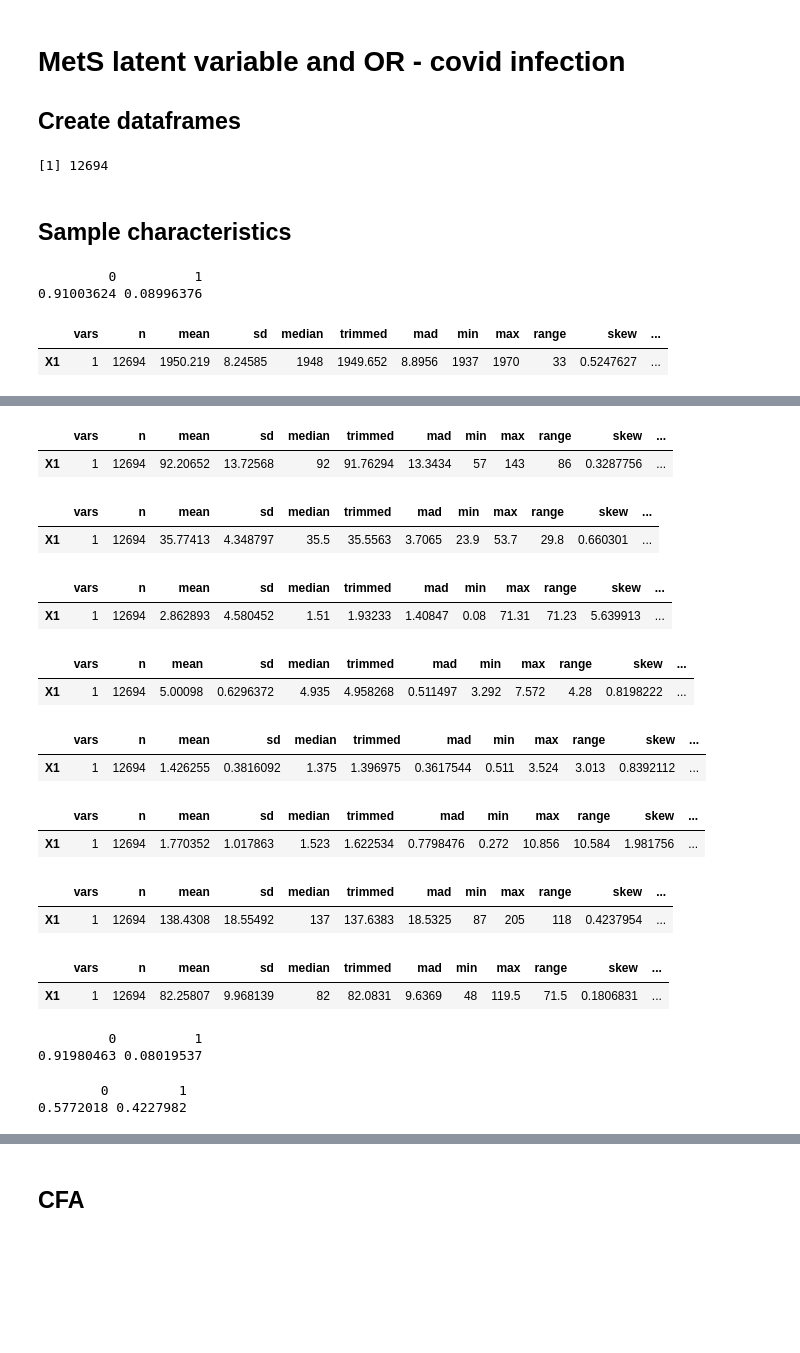
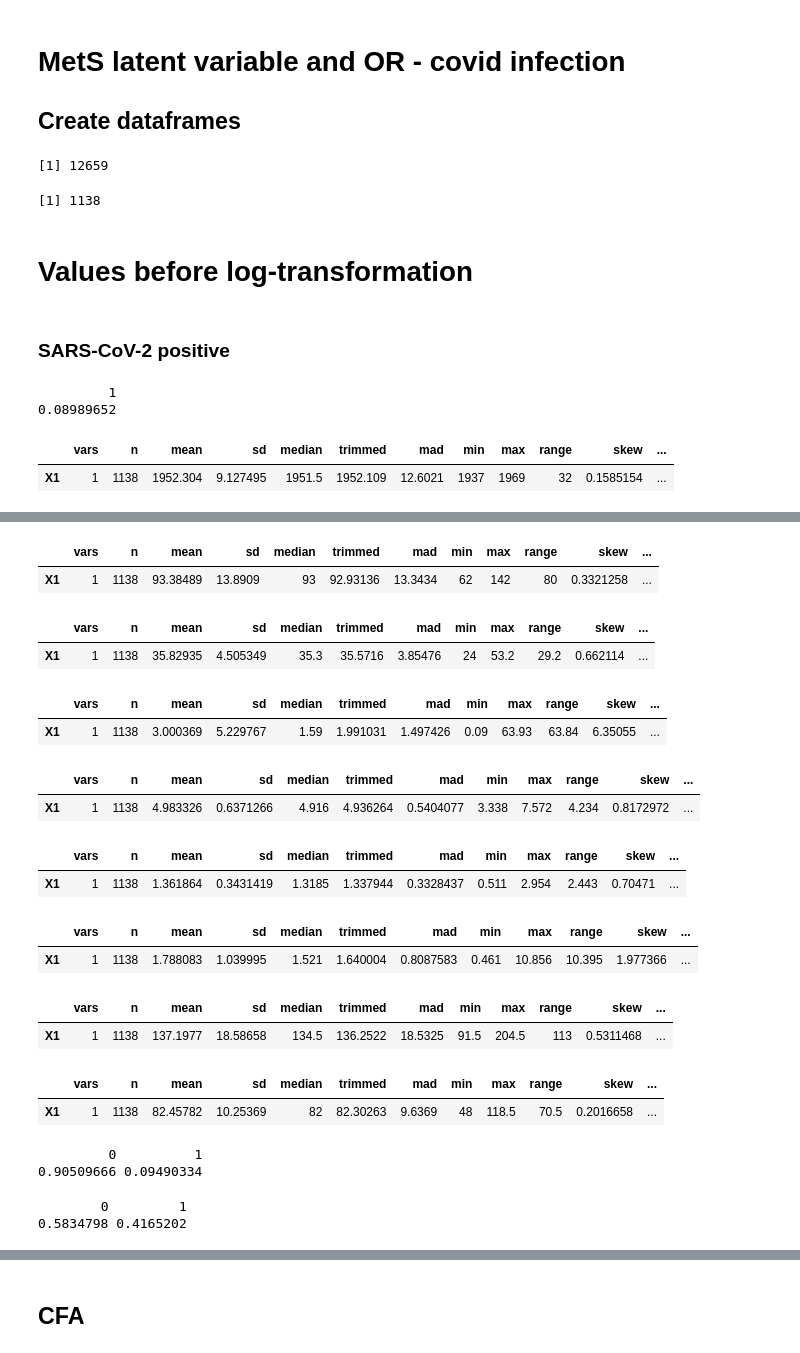
Before and after one commit to FilipMorys/COVID_MetS, a Jupyter notebook: COVID.ipynb, the cells around one changed output, grey strips where cells are left out. Cells and saved outputs as stored; diff of their text form; code cells hidden in the pictures; blank space fills up the shorter version.

```diff
--- a/COVID.ipynb
+++ b/COVID.ipynb
@@ -87,6 +84,9 @@ di$Hypertension=0
 di$Hypertension[di$hypertension=='1' | di$hypertension2=='1']=1
 di$Diabetes=0
 di$Diabetes[di$diabetes=='1' | di$diabetes2=='1']=1
+# %%
+fasting=read.table('/dagher/dagher11/filip/COVID/data/glucose.csv',sep=',', header=T)
+fasting=select(fasting,-c(eid))
 # %% [markdown]
 # MetS latent variable and OR - covid infection
 
@@ -111,7 +111,10 @@ COVinf=select(covidinf, TG, HDL, Sex, Hypertension, Diabetes, result,
           laboratory, origin, spectype, qualifications_6138.0.0, townsend_deprivation_index_at_recruitment_189.0.0,
           Waist, year_of_birth_34.0.0, smoking_status_20116.0.0,
           ethnic_background_21000.0.0, HbA1c, systolicBP, diastolicBP, glucose,
-             average_total_household_income_before_tax_738.0.0, sex_31.0.0, CRP, eid)
+             average_total_household_income_before_tax_738.0.0, sex_31.0.0, CRP, eid,
+             sex_31.0.0, year_of_birth_34.0.0, waist_circumference_48.0.0, hip_circumference_49.0.0,
+              body_mass_index_bmi_21001.0.0, glucose_30740.0.0,glycated_haemoglobin_hba1c_30750.0.0,
+              hdl_cholesterol_30760.0.0)
 
 
 
@@ -131,29 +134,47 @@ COVinf$Hypertension=as.numeric(COVinf$Hypertension)
 COVinf$Diabetes=as.numeric(COVinf$Diabetes)
 
 nrow(COVinf)
+
+COVinf=merge(COVinf,fasting, by=c('sex_31.0.0','year_of_birth_34.0.0', 'waist_circumference_48.0.0',
+                                  'hip_circumference_49.0.0','glucose_30740.0.0',
+                                 'glycated_haemoglobin_hba1c_30750.0.0', 'hdl_cholesterol_30760.0.0'), all.x=TRUE)
+
+
+COVinf$HDL=-1*COVinf$HDL
+
+COVinf$glucose=resid(lm(glucose ~ fasting_time_74.0.0, data=COVinf))
 # %% [output]
-[1] 12694
+[1] 12659
-# %% [markdown]
-## Sample characteristics
+# %%
+char=merge(COVinf, covidinf, by='eid', all.x=TRUE)
+
+sum(char$result.x)
+# %% [output]
+[1] 1138
+# %% [markdown]
+# Values before log-transformation
+# %% [markdown]
+### SARS-CoV-2 positive
 # %%
 char=merge(COVinf, covidinf, by='eid', all.x=TRUE)
+char=char[char$result.x==1,]
 table(char$result.x)/nrow(COVinf)
 describe(char$year_of_birth_34.0.0.x)
-table(char$sex_31.0.0.x)/nrow(COVinf)
-describe(char$waist_circumference_48.0.0)
-describe(char$glycated_haemoglobin_hba1c_30750.0.0)
+table(char$sex_31.0.0.x)/nrow(char)
+describe(char$waist_circumference_48.0.0.x)
+describe(char$glycated_haemoglobin_hba1c_30750.0.0.x)
 describe(char$c.reactive_protein_30710.0.0)
-describe(char$glucose_30740.0.0)
-describe(char$hdl_cholesterol_30760.0.0)
+describe(char$glucose_30740.0.0.x)
+describe(char$hdl_cholesterol_30760.0.0.x)
 describe(char$triglycerides_30870.0.0)
 describe((rowMeans(cbind(char$systolic_blood_pressure_automated_reading_4080.0.0,
                                       char$systolic_blood_pressure_automated_reading_4080.0.1))))
 describe(rowMeans(cbind(char$diastolic_blood_pressure_automated_reading_4079.0.0,
                                        char$diastolic_blood_pressure_automated_reading_4079.0.1)))
-table(char$Diabetes.x)/nrow(COVinf)
-table(char$Hypertension.x)/nrow(COVinf)
+table(char$Diabetes.x)/nrow(char)
+table(char$Hypertension.x)/nrow(char)
 # %% [output]
-         0          1
-0.91003624 0.08996376
+         1
+0.08989652
 |  | vars | n | mean | sd | median | trimmed | mad | min | max | range | skew | ... |
-| X1 | 1 | 12694 | 1950.219 | 8.24585 | 1948 | 1949.652 | 8.8956 | 1937 | 1970 | 33 | 0.5247627 | ... |
+| X1 | 1 | 1138 | 1952.304 | 9.127495 | 1951.5 | 1952.109 | 12.6021 | 1937 | 1969 | 32 | 0.1585154 | ... |
@@ -162,20 +183,20 @@ table(char$Hypertension.x)/nrow(COVinf)
 |  | vars | n | mean | sd | median | trimmed | mad | min | max | range | skew | ... |
-| X1 | 1 | 12694 | 92.20652 | 13.72568 | 92 | 91.76294 | 13.3434 | 57 | 143 | 86 | 0.3287756 | ... |
+| X1 | 1 | 1138 | 93.38489 | 13.8909 | 93 | 92.93136 | 13.3434 | 62 | 142 | 80 | 0.3321258 | ... |
 |  | vars | n | mean | sd | median | trimmed | mad | min | max | range | skew | ... |
-| X1 | 1 | 12694 | 35.77413 | 4.348797 | 35.5 | 35.5563 | 3.7065 | 23.9 | 53.7 | 29.8 | 0.660301 | ... |
+| X1 | 1 | 1138 | 35.82935 | 4.505349 | 35.3 | 35.5716 | 3.85476 | 24 | 53.2 | 29.2 | 0.662114 | ... |
 |  | vars | n | mean | sd | median | trimmed | mad | min | max | range | skew | ... |
-| X1 | 1 | 12694 | 2.862893 | 4.580452 | 1.51 | 1.93233 | 1.40847 | 0.08 | 71.31 | 71.23 | 5.639913 | ... |
+| X1 | 1 | 1138 | 3.000369 | 5.229767 | 1.59 | 1.991031 | 1.497426 | 0.09 | 63.93 | 63.84 | 6.35055 | ... |
 |  | vars | n | mean | sd | median | trimmed | mad | min | max | range | skew | ... |
-| X1 | 1 | 12694 | 5.00098 | 0.6296372 | 4.935 | 4.958268 | 0.511497 | 3.292 | 7.572 | 4.28 | 0.8198222 | ... |
+| X1 | 1 | 1138 | 4.983326 | 0.6371266 | 4.916 | 4.936264 | 0.5404077 | 3.338 | 7.572 | 4.234 | 0.8172972 | ... |
 |  | vars | n | mean | sd | median | trimmed | mad | min | max | range | skew | ... |
-| X1 | 1 | 12694 | 1.426255 | 0.3816092 | 1.375 | 1.396975 | 0.3617544 | 0.511 | 3.524 | 3.013 | 0.8392112 | ... |
+| X1 | 1 | 1138 | 1.361864 | 0.3431419 | 1.3185 | 1.337944 | 0.3328437 | 0.511 | 2.954 | 2.443 | 0.70471 | ... |
 |  | vars | n | mean | sd | median | trimmed | mad | min | max | range | skew | ... |
-| X1 | 1 | 12694 | 1.770352 | 1.017863 | 1.523 | 1.622534 | 0.7798476 | 0.272 | 10.856 | 10.584 | 1.981756 | ... |
+| X1 | 1 | 1138 | 1.788083 | 1.039995 | 1.521 | 1.640004 | 0.8087583 | 0.461 | 10.856 | 10.395 | 1.977366 | ... |
 |  | vars | n | mean | sd | median | trimmed | mad | min | max | range | skew | ... |
-| X1 | 1 | 12694 | 138.4308 | 18.55492 | 137 | 137.6383 | 18.5325 | 87 | 205 | 118 | 0.4237954 | ... |
+| X1 | 1 | 1138 | 137.1977 | 18.58658 | 134.5 | 136.2522 | 18.5325 | 91.5 | 204.5 | 113 | 0.5311468 | ... |
 |  | vars | n | mean | sd | median | trimmed | mad | min | max | range | skew | ... |
-| X1 | 1 | 12694 | 82.25807 | 9.968139 | 82 | 82.0831 | 9.6369 | 48 | 119.5 | 71.5 | 0.1806831 | ... |
+| X1 | 1 | 1138 | 82.45782 | 10.25369 | 82 | 82.30263 | 9.6369 | 48 | 118.5 | 70.5 | 0.2016658 | ... |
          0          1
-0.91980463 0.08019537
+0.90509666 0.09490334
         0         1
-0.5772018 0.4227982
+0.5834798 0.4165202
```
Also changed, not shown: parts of 24 cells of this notebook.
